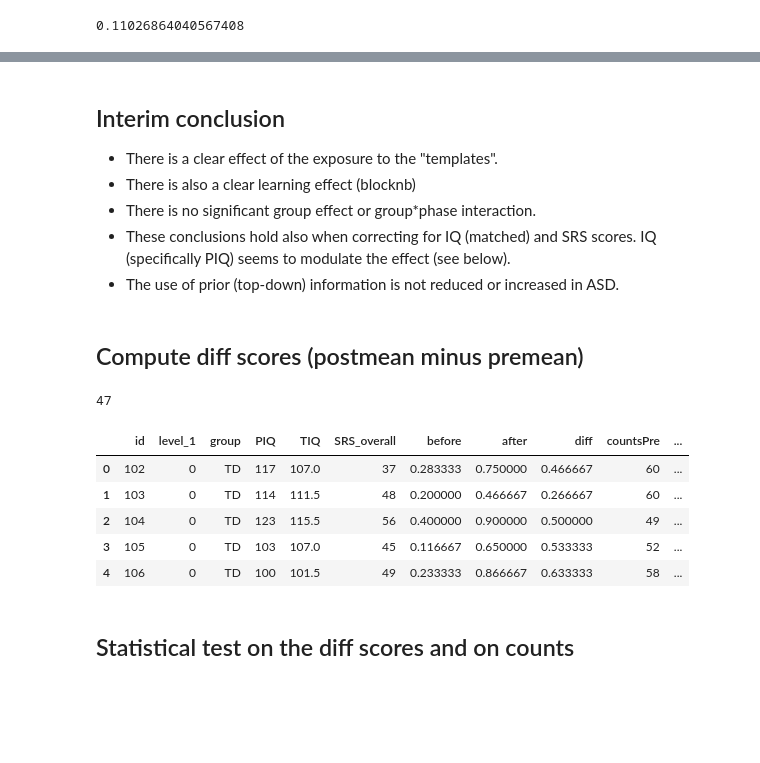
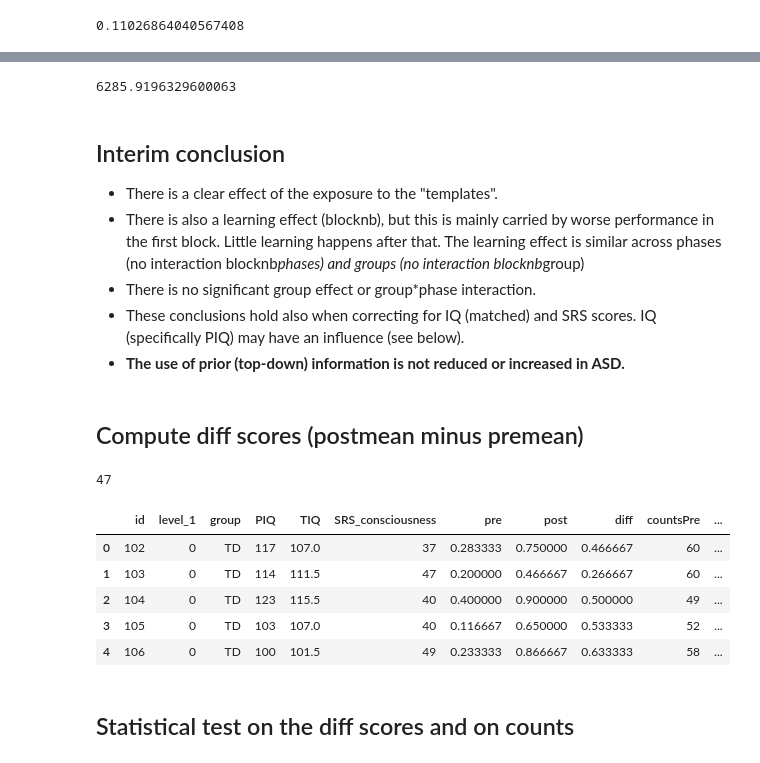
Before and after one commit to hoenir/MooneyTD, a Jupyter notebook: analysisAdolescentsASD2016.ipynb, the cells around one changed output, grey strips where cells are left out. Cells and saved outputs as stored; diff of their text form; code cells hidden in the pictures; blank space fills up the shorter version.

```diff
--- a/analysisAdolescentsASD2016.ipynb
+++ b/analysisAdolescentsASD2016.ipynb
@@ -647,22 +1048,13 @@ df.head()
 # %% [markdown]
 ## Merge descriptive data with experimental data
 # %%
-dfDescriptive = pd.read_excel("DescriptiveData.xls")
-
-#df.id = df["id"].str.strip("\"")
-#df.id = df["id"].astype(int)
-
+dfDescriptive = pd.read_excel("ASD_Data/DescriptiveData.xls")
 dfmerged= pd.merge(df, dfDescriptive, on='id')
-
 print(len(dfmerged['id'].unique()))
 print(len(dfmerged))
-
-
-dfmerged.to_csv('dataMooneywithDescriptive.csv')
-
+dfmerged.to_csv('ASD_Data/dataMooneywithDescriptive.csv')
 df= dfmerged
-
-
+df["blocknb"]=df.blocknb + 1 #block starts from 0 instead of 1
 df.head()
 # %% [output]
 49
@@ -788,0 +1236,13 @@ The correlation between two observations in the same cluster is 0.033
+# %%
+# model formulation
+fml = "acc ~ prepost * Group + blocknb + blocknb*prepost + blocknb*Group + TIQ +\
+ SRS_consciousness*prepost + SRS_Cognition*prepost + SRS_Communication*prepost +\
+ SRS_Motivation*prepost + SRS_Preoccupation*prepost"
+
+ex = sm.cov_struct.Exchangeable() # covariance structure
+fa = sm.families.Binomial(sm.families.links.logit) #link fu
+model = sm.GEE.from_formula(fml, "id", df, cov_struct=ex, family=fa)
+result = model.fit()
+
+print(result.summary())
+print(result.cov_struct.summary())
@@ -796,53 +1420,52 @@ oddsratio
+# %%
+# model comparison: https://pymc-devs.github.io/pymc3/notebooks/GLM-model-selection.html#Compare-Watanabe---Akaike-Information-Criterion-[WAIC]
+
+import pymc3 as pm
+
+pm.stats.waic(model=model.backend.model, trace=results.trace)
+# %% [output]
+6285.9196329600063
 # %% [markdown]
 ## Interim conclusion
 
 * There is a clear effect of the exposure to the "templates".
-* There is also a clear learning effect (blocknb)
+* There is also a learning effect (blocknb), but this is mainly carried by worse performance in the first block. Little learning happens after that. The learning effect is similar across phases (no interaction blocknb*phases) and groups (no interaction blocknb*group)
 * There is no significant group effect or group*phase interaction.
-* These conclusions hold also when correcting for IQ (matched) and SRS scores. IQ (specifically PIQ) seems to modulate the effect (see below).
-* The use of prior (top-down) information is not reduced or increased in ASD.
+* These conclusions hold also when correcting for IQ (matched) and SRS scores. IQ (specifically PIQ) may have an influence (see below).
+* **The use of prior (top-down) information is not reduced or increased in ASD.**
 # %% [markdown]
 ## Compute diff scores (postmean minus premean)
 # %%
-
 print(len(df['id'].unique()))
-
 
 def diffScore(df):
 
     after = df[df.prepost=='post'].acc.mean()
     before = df[df.prepost=='pre'].acc.mean()
     countsPre= df[df.prepost=='pre'].response.count()
     countsPost= df[df.prepost=='post'].response.count()
     fa= (df[df.prepost=='pre'].acc.sum())/float(countsPre)
-
     diff= after - before
-
-    SRS_overall = df.SRS_overall.mean()
-    PIQ = df.PIQ.mean()
-    TIQ = df.TIQ.mean()
+    SRS_overall = df['SRS_consciousness'].iloc[0]
+    PIQ = df['PIQ'].iloc[0]
+    TIQ = df['TIQ'].iloc[0]
     group = df['Group'].iloc[0]
-
-
     #df['id'].iloc[0]
     dfout = pd.DataFrame(data=[(group, PIQ, TIQ, SRS_overall, before, after, diff, countsPre, countsPost, fa)], \
-                         columns=['group','PIQ', 'TIQ','SRS_overall','before', 'after', 'diff', \
+                         columns=['group','PIQ', 'TIQ','SRS_consciousness','pre', 'post', 'diff', \
                                   'countsPre', 'countsPost', 'fa'])
-
     return dfout
 
 dfdiff = df.groupby('id').apply(diffScore)
-
 dfdiff = dfdiff.reset_index()
-
 dfdiff.head()
 # %% [output]
 47
-|  | id | level_1 | group | PIQ | TIQ | SRS_overall | before | after | diff | countsPre | ... |
+|  | id | level_1 | group | PIQ | TIQ | SRS_consciousness | pre | post | diff | countsPre | ... |
 | 0 | 102 | 0 | TD | 117 | 107.0 | 37 | 0.283333 | 0.750000 | 0.466667 | 60 | ... |
-| 1 | 103 | 0 | TD | 114 | 111.5 | 48 | 0.200000 | 0.466667 | 0.266667 | 60 | ... |
-| 2 | 104 | 0 | TD | 123 | 115.5 | 56 | 0.400000 | 0.900000 | 0.500000 | 49 | ... |
-| 3 | 105 | 0 | TD | 103 | 107.0 | 45 | 0.116667 | 0.650000 | 0.533333 | 52 | ... |
+| 1 | 103 | 0 | TD | 114 | 111.5 | 47 | 0.200000 | 0.466667 | 0.266667 | 60 | ... |
+| 2 | 104 | 0 | TD | 123 | 115.5 | 40 | 0.400000 | 0.900000 | 0.500000 | 49 | ... |
+| 3 | 105 | 0 | TD | 103 | 107.0 | 40 | 0.116667 | 0.650000 | 0.533333 | 52 | ... |
 | 4 | 106 | 0 | TD | 100 | 101.5 | 49 | 0.233333 | 0.866667 | 0.633333 | 58 | ... |
 # %% [markdown]
 ## Statistical test on the diff scores and on counts
```
Also changed, not shown: parts of 146 cells of this notebook, 36 other files.
